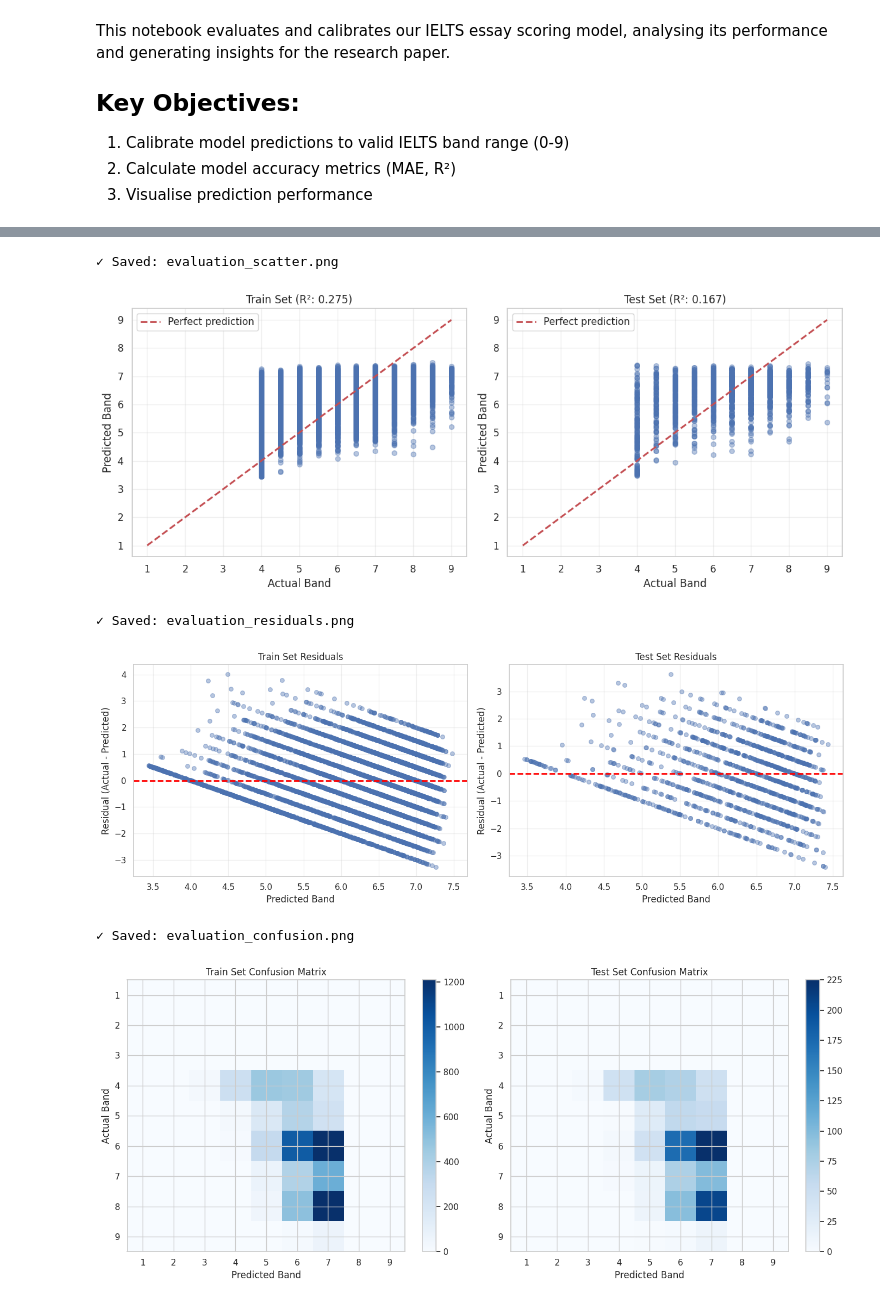
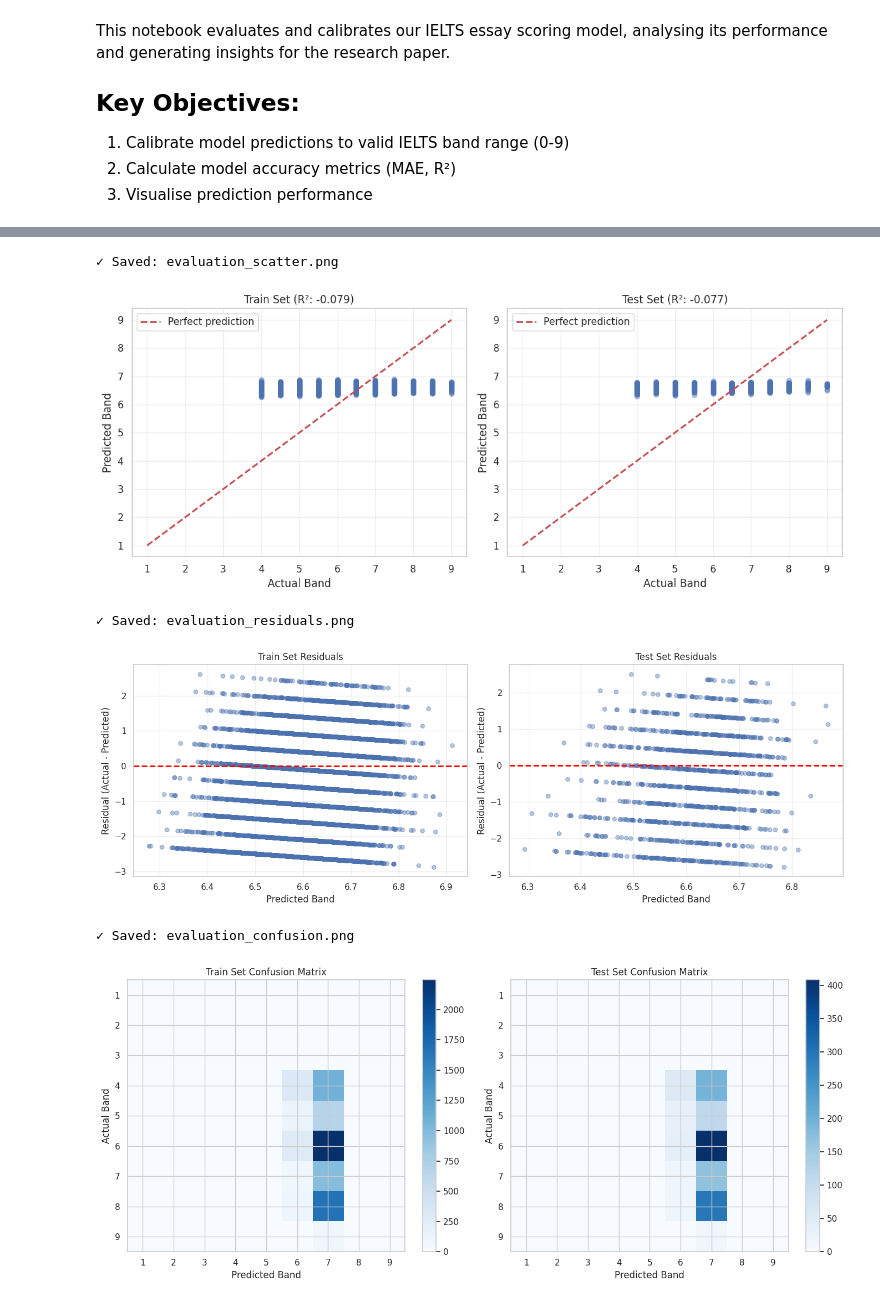
Before and after one commit to pyjpg/IELTS_Predictions, a Jupyter notebook: model_evaluation.ipynb, the cells around one changed output, grey strips where cells are left out. Drawn from its saved outputs; the diff is of its cells as text; code cells hidden in the pictures.

```diff
--- a/model_evaluation.ipynb
+++ b/model_evaluation.ipynb
@@ -25,7 +25,7 @@ from tqdm import tqdm
 
 project_root = "/home/mastermind/ielts_pred"
 data_path = "data/predictions_hf_converted.csv"
-model_checkpoint = os.path.join(project_root, "src/model/ielts_fasttext_fixed_model.pt")
+model_checkpoint = os.path.join(project_root, "src/model/ielts_improved_model.pt")
 spm_model_path = os.path.join(project_root, "tokenizer/spm.model")
 features_mean_path = os.path.join(project_root, "features_mean_fixed.npy")
 features_std_path = os.path.join(project_root, "features_std_fixed.npy")
@@ -471,9 +471,9 @@ OVERFITTING ANALYSIS
 ✓ Saved: evaluation_scatter.png
-[figure, old version]
+[figure, new version]
 ✓ Saved: evaluation_residuals.png
-[figure, old version]
+[figure, new version]
 ✓ Saved: evaluation_confusion.png
-[figure, old version]
+[figure, new version]
 ======================================================================
 EVALUATION SUMMARY
 ======================================================================
```
Also changed, not shown: parts of 1 cell of this notebook, 25 other files.
